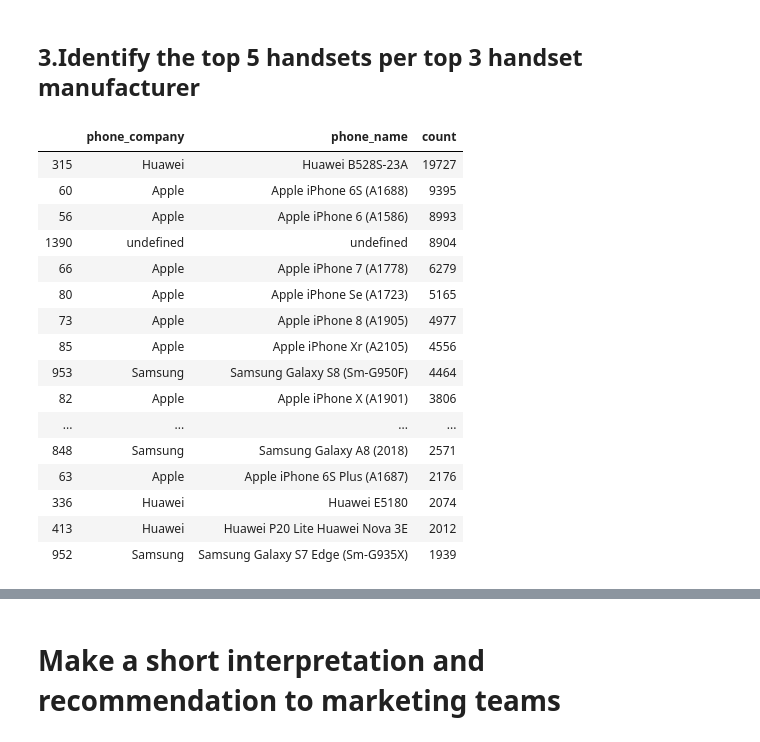
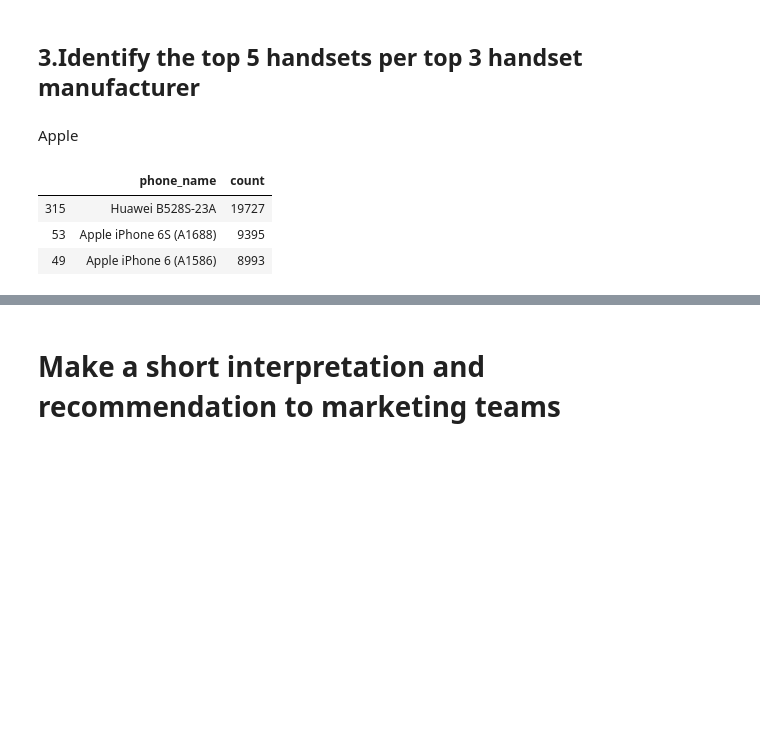
Before and after one commit to bwibokhaabi/Telecomms, a Jupyter notebook: notebooks/eda.ipynb, the cells around one changed output, grey strips where cells are left out. Drawn from its saved outputs; the diff is of its cells as text; code cells hidden in the pictures; blank space fills up the shorter version.

```diff
--- a/notebooks/eda.ipynb
+++ b/notebooks/eda.ipynb
@@ -7,7 +7,7 @@ Your employer wants you to provide a report to analyse opportunities for growth
 # %%
 import numpy as np
 import pandas as pd
-#pd.set_option('display.float_format', lambda x: '%.1f' % x)
+pd.set_option('display.float_format', lambda x: '%.1f' % x)
 pd.set_option('display.max_columns', None)
 # %%
 df=pd.read_csv('../data/clean_data.csv')
@@ -108,28 +108,17 @@ Huawei     34296
 Name: phone_company, dtype: int64
 # %% [markdown]
 ## 3.Identify the top 5 handsets per top 3 handset manufacturer
+# %% [markdown]
+Apple
 # %%
-phones=df.groupby(['phone_company','phone_name'])["phone_name"].count().reset_index(name='count')
+phones=df.groupby(['phone_name'])["phone_name"].count().reset_index(name='count')
 # %%
-phones.sort_values(['count'], ascending=False).head(20)
+phones.sort_values(['count'], ascending=False).head(3)
 # %% [output]
-|  | phone_company | phone_name | count |
-| 315 | Huawei | Huawei B528S-23A | 19727 |
-| 60 | Apple | Apple iPhone 6S (A1688) | 9395 |
-| 56 | Apple | Apple iPhone 6 (A1586) | 8993 |
-| 1390 | undefined | undefined | 8904 |
-| 66 | Apple | Apple iPhone 7 (A1778) | 6279 |
-| 80 | Apple | Apple iPhone Se (A1723) | 5165 |
-| 73 | Apple | Apple iPhone 8 (A1905) | 4977 |
-| 85 | Apple | Apple iPhone Xr (A2105) | 4556 |
-| 953 | Samsung | Samsung Galaxy S8 (Sm-G950F) | 4464 |
-| 82 | Apple | Apple iPhone X (A1901) | 3806 |
-| ... | ... | ... | ... |
-| 848 | Samsung | Samsung Galaxy A8 (2018) | 2571 |
-| 63 | Apple | Apple iPhone 6S Plus (A1687) | 2176 |
-| 336 | Huawei | Huawei E5180 | 2074 |
-| 413 | Huawei | Huawei P20 Lite Huawei Nova 3E | 2012 |
-| 952 | Samsung | Samsung Galaxy S7 Edge (Sm-G935X) | 1939 |
+|  | phone_name | count |
+| 315 | Huawei B528S-23A | 19727 |
+| 53 | Apple iPhone 6S (A1688) | 9395 |
+| 49 | Apple iPhone 6 (A1586) | 8993 |
 # %%
 import matplotlib.pyplot as plt
 import seaborn as sns
```
Also changed, not shown: parts of 41 cells of this notebook, 3 other files.
